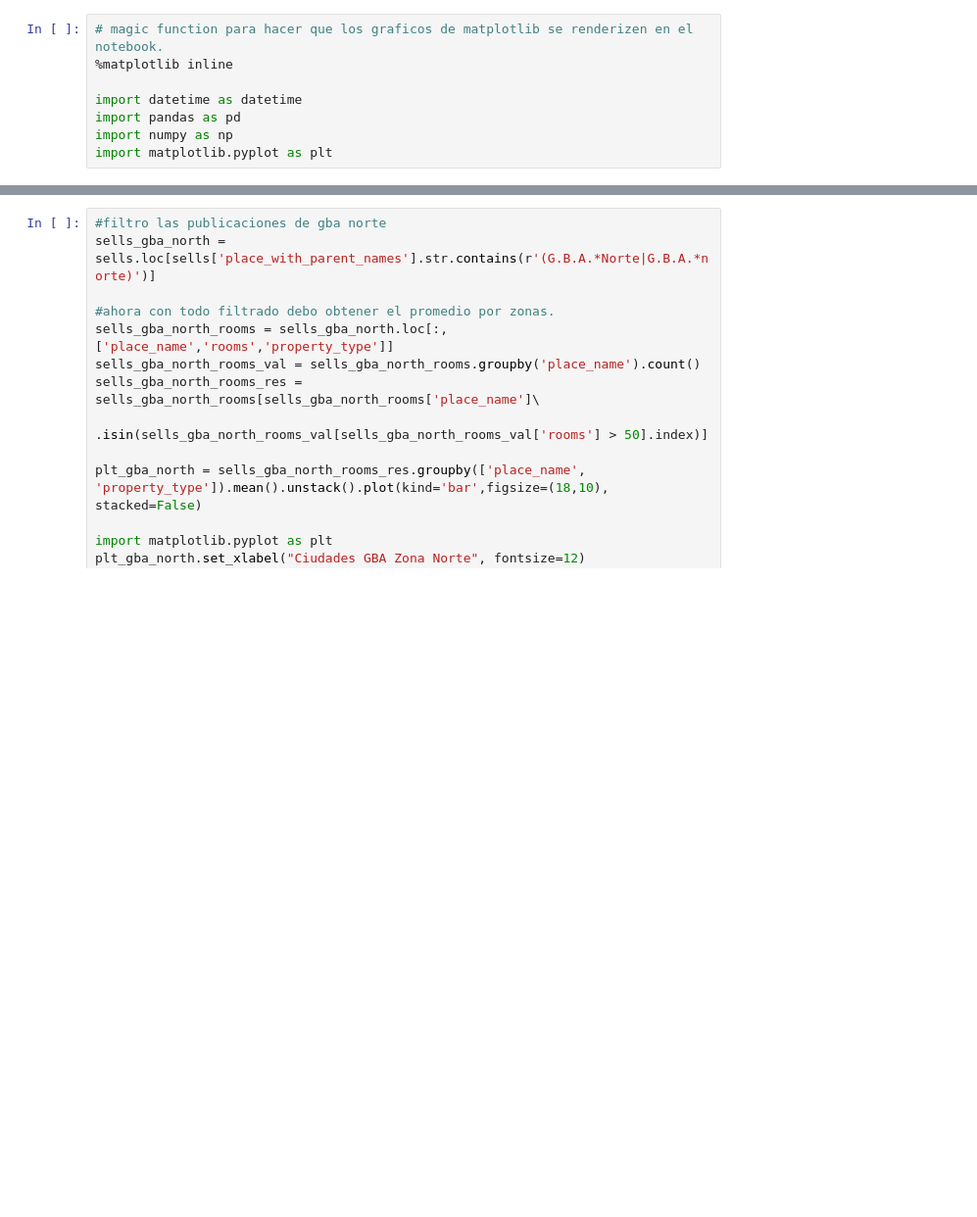
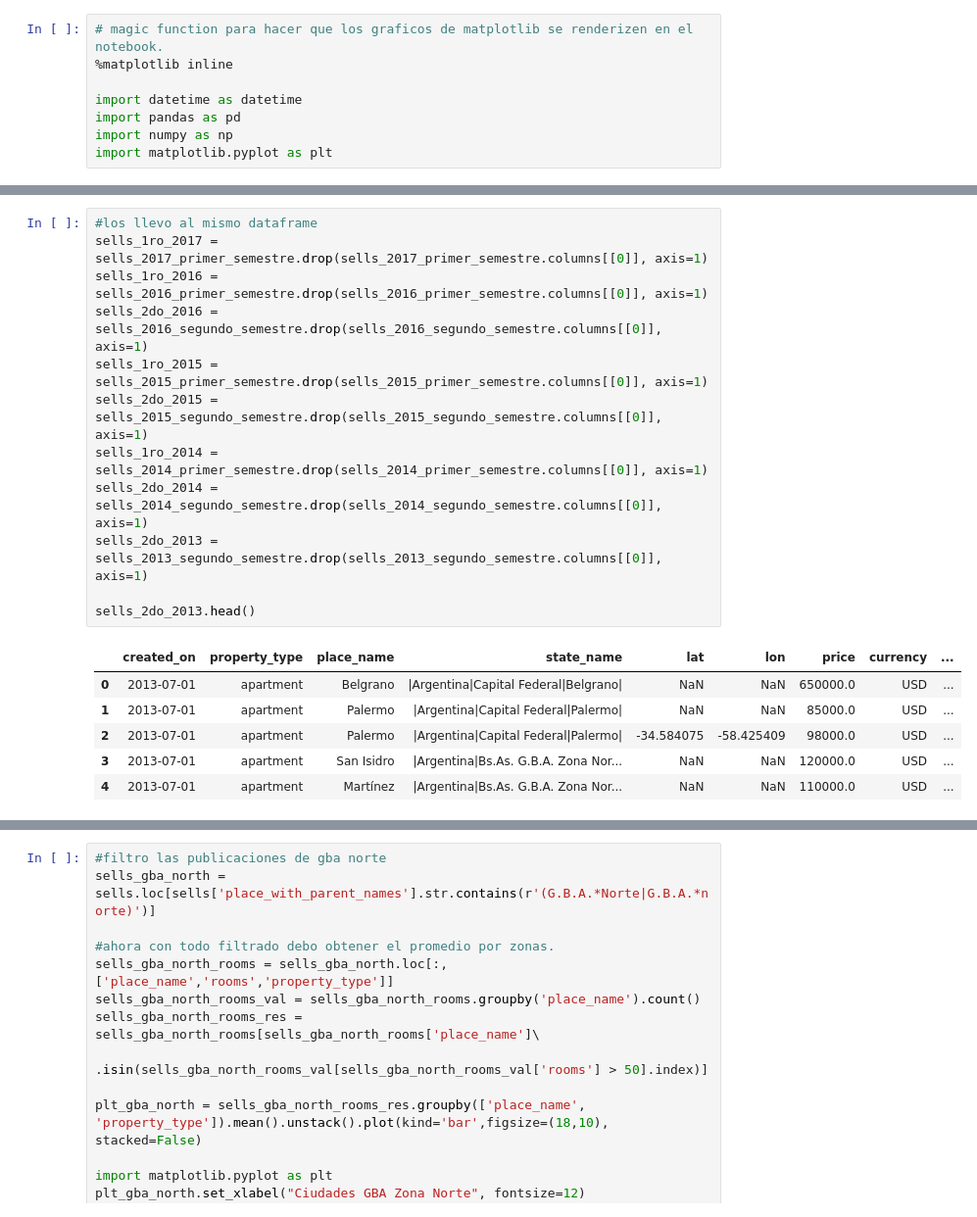
Before and after one commit to PRPablo/VentasDePropiedades, a Jupyter notebook: Analisis Exploratorio/Respuestas de Pregs.ipynb, the cells around one changed output, grey strips where cells are left out. Shown at 98% size. Saved outputs shown, nothing was run; the diff lists cells and outputs as text; blank space fills up the shorter version.

```diff
--- a/Analisis Exploratorio/Respuestas de Pregs.ipynb
+++ b/Analisis Exploratorio/Respuestas de Pregs.ipynb
@@ -43,2 +112,21 @@ sells.sample(10)
+# %%
+#los llevo al mismo dataframe
+sells_1ro_2017 = sells_2017_primer_semestre.drop(sells_2017_primer_semestre.columns[[0]], axis=1)
+sells_1ro_2016 = sells_2016_primer_semestre.drop(sells_2016_primer_semestre.columns[[0]], axis=1)
+sells_2do_2016 = sells_2016_segundo_semestre.drop(sells_2016_segundo_semestre.columns[[0]], axis=1)
+sells_1ro_2015 = sells_2015_primer_semestre.drop(sells_2015_primer_semestre.columns[[0]], axis=1)
+sells_2do_2015 = sells_2015_segundo_semestre.drop(sells_2015_segundo_semestre.columns[[0]], axis=1)
+sells_1ro_2014 = sells_2014_primer_semestre.drop(sells_2014_primer_semestre.columns[[0]], axis=1)
+sells_2do_2014 = sells_2014_segundo_semestre.drop(sells_2014_segundo_semestre.columns[[0]], axis=1)
+sells_2do_2013 = sells_2013_segundo_semestre.drop(sells_2013_segundo_semestre.columns[[0]], axis=1)
+
+sells_2do_2013.head()
+# %% [output]
+|  | created_on | property_type | place_name | state_name | lat | lon | price | currency | ... |
+| 0 | 2013-07-01 | apartment | Belgrano | |Argentina|Capital Federal|Belgrano| | NaN | NaN | 650000.0 | USD | ... |
+| 1 | 2013-07-01 | apartment | Palermo | |Argentina|Capital Federal|Palermo| | NaN | NaN | 85000.0 | USD | ... |
+| 2 | 2013-07-01 | apartment | Palermo | |Argentina|Capital Federal|Palermo| | -34.584075 | -58.425409 | 98000.0 | USD | ... |
+| 3 | 2013-07-01 | apartment | San Isidro | |Argentina|Bs.As. G.B.A. Zona Nor... | NaN | NaN | 120000.0 | USD | ... |
+| 4 | 2013-07-01 | apartment | Martínez | |Argentina|Bs.As. G.B.A. Zona Nor... | NaN | NaN | 110000.0 | USD | ... |
 # %%
 #filtro los NAN de price and rooms que voy a utilizar
```
Also changed, not shown: parts of 10 cells of this notebook, 25 other files.
